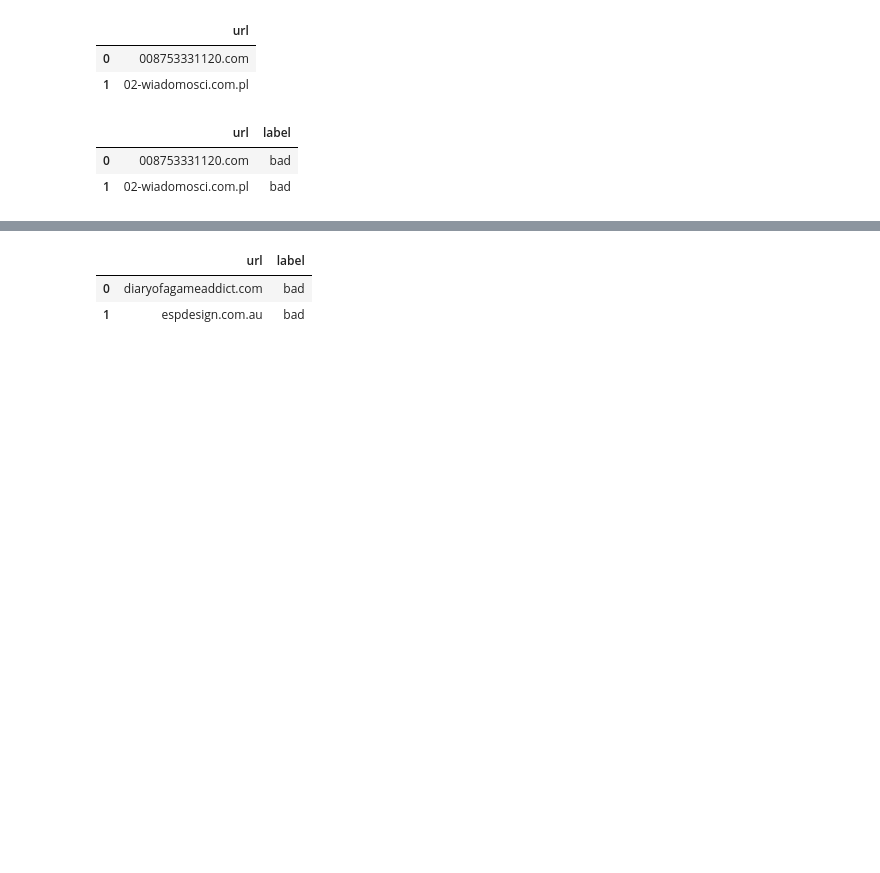
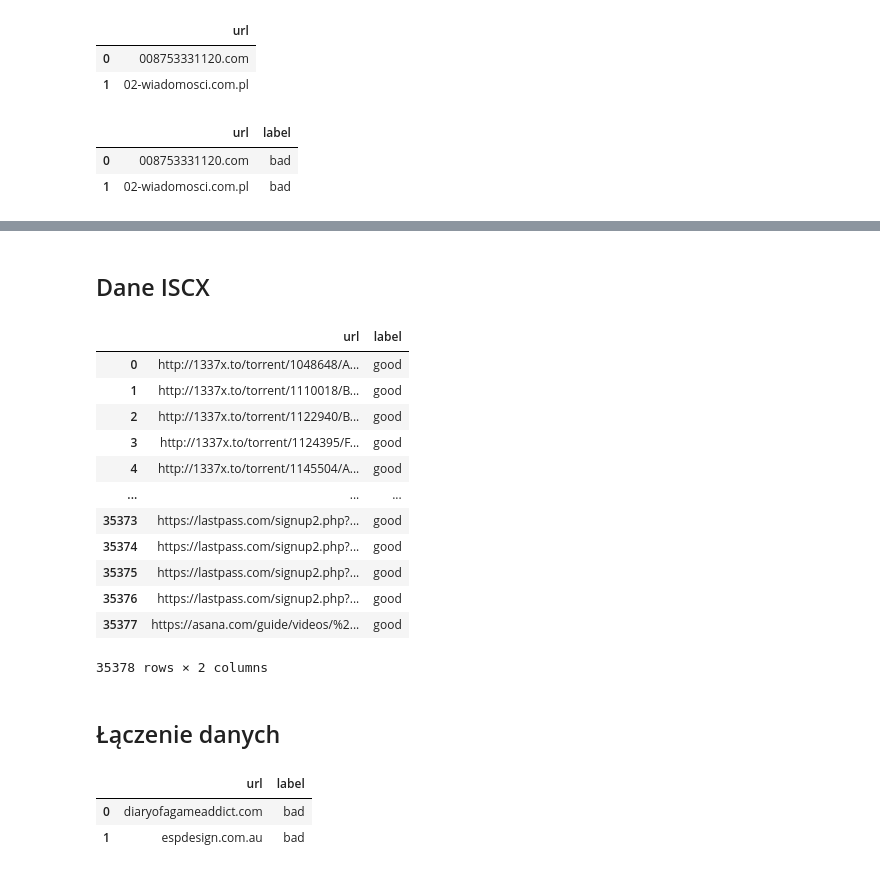
Before and after one commit to knmlprz/mallicious-url-model, a Jupyter notebook: Notebooks/Second_model.ipynb, the cells around one changed output, grey strips where cells are left out. Saved outputs shown, nothing was run; the diff lists cells and outputs as text; code cells hidden in the pictures; blank space fills up the shorter version.

```diff
--- a/Notebooks/Second_model.ipynb
+++ b/Notebooks/Second_model.ipynb
@@ -73 +96,23 @@ cert.head(2)
+# %% [markdown]
+## Dane ISCX
+# %%
+iscx = pd.read_csv("../Data/URLs-good/ISCX_benign.csv", names=["url"])
+iscx['label'] = "good"
+iscx
+# %% [output]
+|  | url | label |
+| 0 | http://1337x.to/torrent/1048648/A... | good |
+| 1 | http://1337x.to/torrent/1110018/B... | good |
+| 2 | http://1337x.to/torrent/1122940/B... | good |
+| 3 | http://1337x.to/torrent/1124395/F... | good |
+| 4 | http://1337x.to/torrent/1145504/A... | good |
+| ... | ... | ... |
+| 35373 | https://lastpass.com/signup2.php?... | good |
+| 35374 | https://lastpass.com/signup2.php?... | good |
+| 35375 | https://lastpass.com/signup2.php?... | good |
+| 35376 | https://lastpass.com/signup2.php?... | good |
+| 35377 | https://asana.com/guide/videos/%2... | good |
+35378 rows × 2 columns
+# %% [markdown]
+## Łączenie danych
 # %%
```
Also changed, not shown: parts of 20 cells of this notebook.
